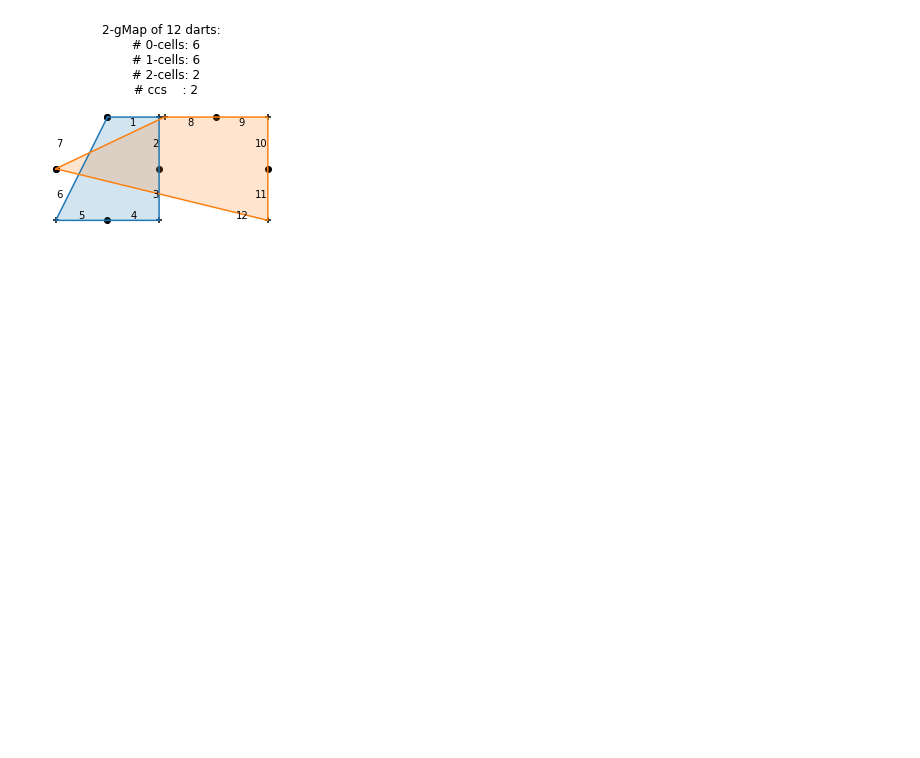
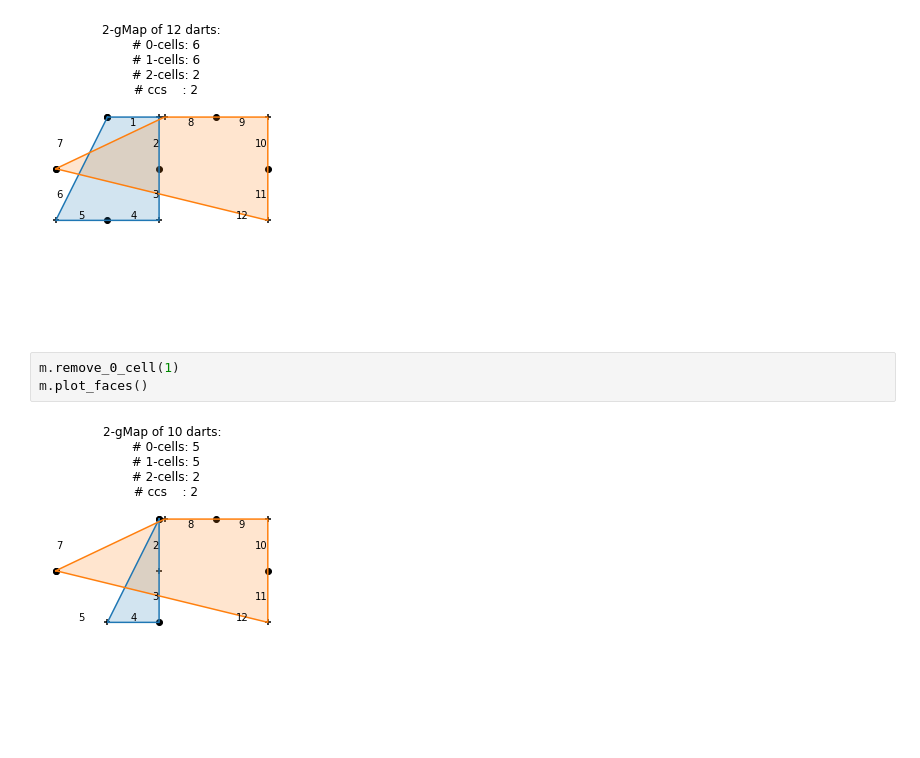
Before and after one commit to napolanocarmine/Thesis_Project, a Jupyter notebook: combinatorial/notebooks/02_pixelmap copy.ipynb, the cells around one changed output. Drawn from its saved outputs; the diff is of its cells as text; blank space fills up the shorter version.

```diff
--- a/combinatorial/notebooks/02_pixelmap copy.ipynb
+++ b/combinatorial/notebooks/02_pixelmap copy.ipynb
@@ -998,3 +998,8 @@ m = PixelMap.from_string(G2_TWO_TRIANGLES_1)
 m.plot_faces()
 # %% [output]
 [figure]
+# %%
+m.remove_0_cell(1)
+m.plot_faces()
+# %% [output]
+[figure, added]
```
Also changed, not shown: parts of 5 cells of this notebook, 7 other files.
